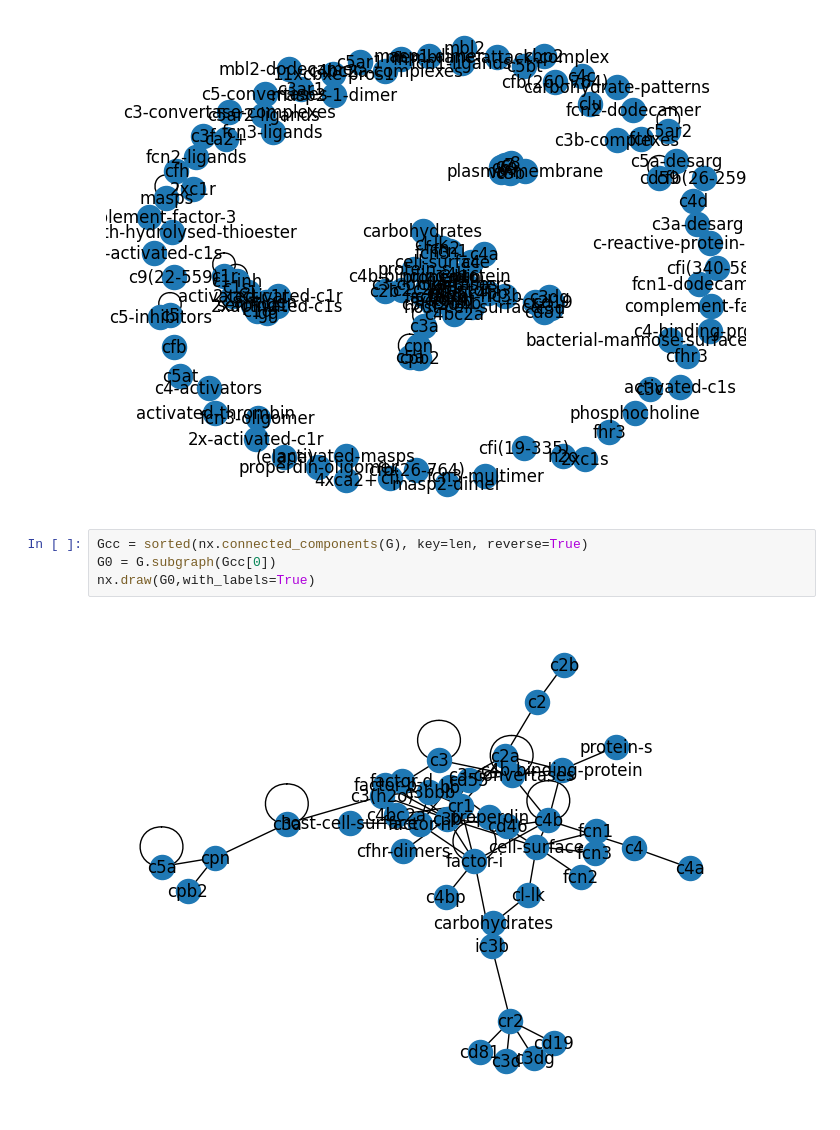
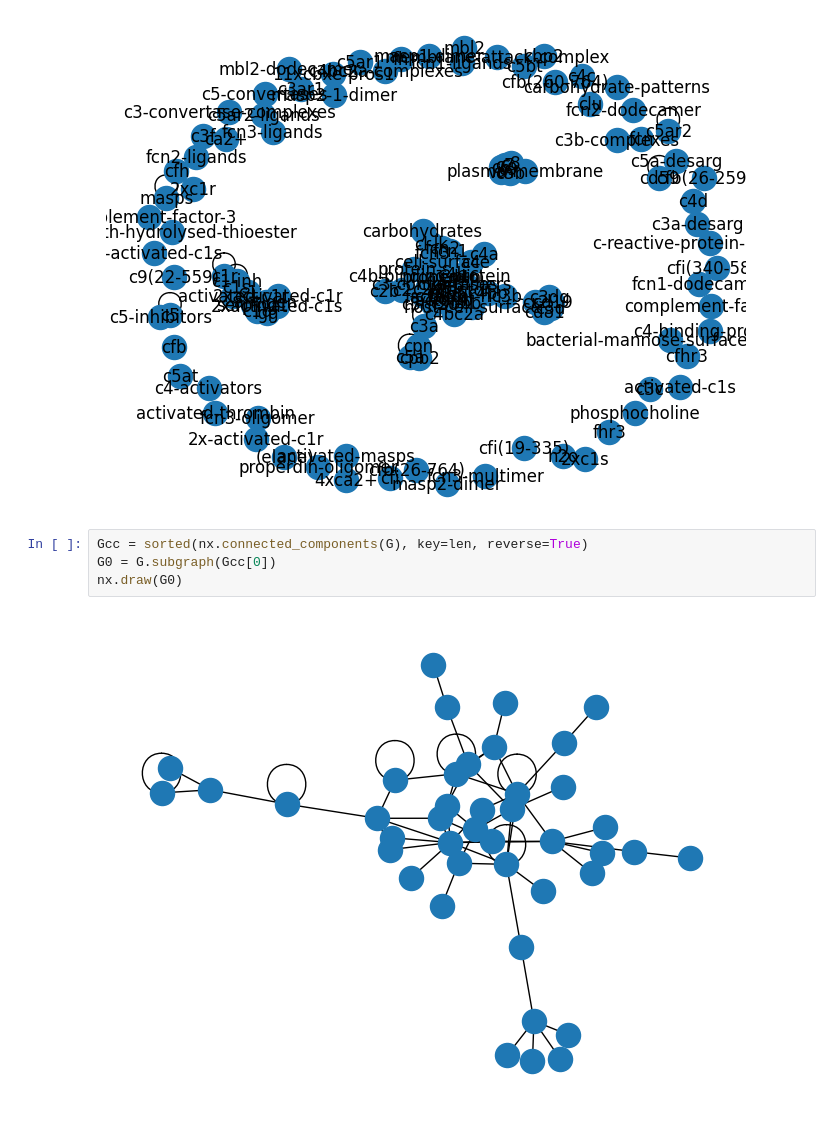
Before and after one commit to nick0413/Sociofisica, a Jupyter notebook: Graficar.ipynb, the cells around one changed output. Saved outputs shown, nothing was run; the diff lists cells and outputs as text.

```diff
--- a/Graficar.ipynb
+++ b/Graficar.ipynb
@@ -39,6 +39,6 @@ nx.draw(G,with_labels=True)
 # %%
 Gcc = sorted(nx.connected_components(G), key=len, reverse=True)
 G0 = G.subgraph(Gcc[0])
-nx.draw(G0,with_labels=True)
+nx.draw(G0)
 # %% [output]
-[figure, old version]
+[figure, new version]
```
